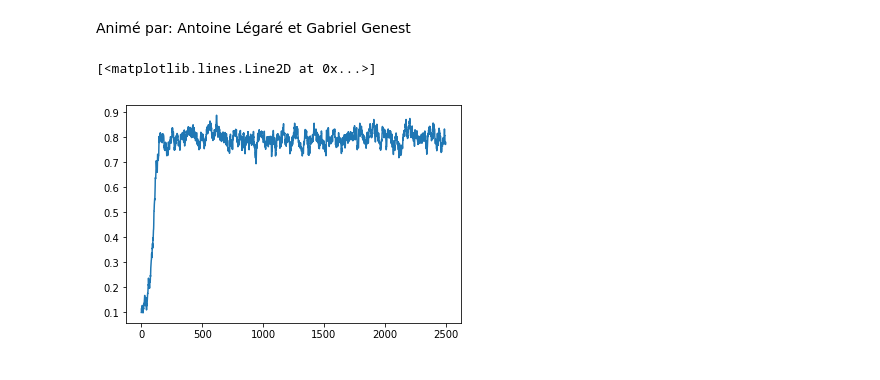
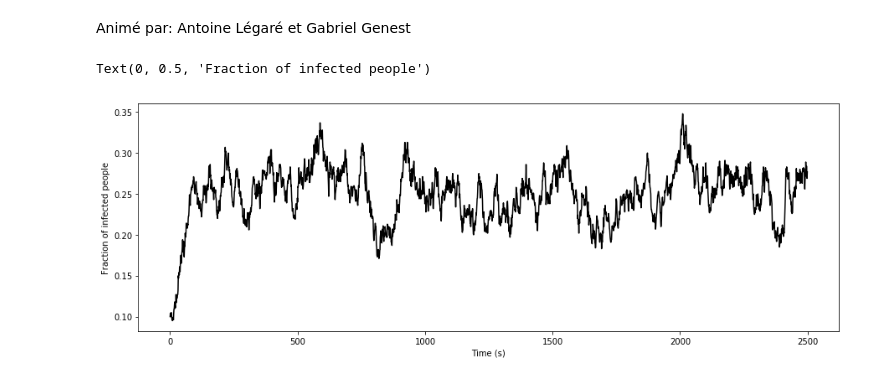
Before and after one commit to AntoineLegare/progFest_Networks, a Jupyter notebook: progFest_Épidémiologie.ipynb, the cells around one changed output. Saved outputs shown, nothing was run; the diff lists cells and outputs as text; code cells hidden in the pictures.

```diff
--- a/progFest_Épidémiologie.ipynb
+++ b/progFest_Épidémiologie.ipynb
@@ -15,8 +15,11 @@ Animé par: Antoine Légaré et Gabriel Genest
 # %%
 class Epidemic:
 
-    def __init__(self, N, I_0=1):
+    def __init__(self, N, I_0=1, p_infection=0.1, p_recovery=0.01):
         self.N = N
+        self.I_0 = I_0
+        self.p_recovery = p_recovery
+        self.p_infection = p_infection
         self.status = np.expand_dims(np.array([0] * N), axis=1)
         self.status[:I_0, 0] = 1
         np.random.shuffle(self.status)
@@ -25,16 +28,21 @@ class Epidemic:
     def initiateContacts(self, adjacencyMatrix):
         self.A = adjacencyMatrix
 
-    def simulate(self, duration, p_infection=0.1, p_recovery=0.01):
+    def simulate(self, duration):
         T = int(duration)
         status = np.zeros((self.N, T)).astype('int')
         status[:, 0] = self.status[:, -1]
         for i in range(1, T):
-            recoveries = np.random.uniform(0, 1, self.N) > (1 - p_recovery)
+            infectedPeople = status[:, i - 1] == 1
+            status[infectedPeople, i] = 1
+            infectedContacts = self.p_infection * (self.A @ status[:, i-1])
+            immuneResponse = np.random.uniform(0, 1, self.N)
+            infections = infectedContacts > immuneResponse
+            status[infections, i] = 1
+            condition1 = np.random.uniform(0, 1, self.N) > (1 - self.p_recovery)
+            condition2 = (status[:, i - 1] == 1)
+            recoveries = condition1 & condition2
             status[recoveries, i] = 0
-            infectionProbabilities = p_infection * (self.A @ status[:, i-1])
-            infections = np.random.uniform(0, 1, self.N) < infectionProbabilities
-            status[infections, i] = 1
         self.status = np.append(self.status, status[:, 1:], axis=1)
 # %%
 def WSNetwork(N, k, p):
@@ -42,11 +50,15 @@ def WSNetwork(N, k, p):
     matrix = nx.to_numpy_array(G)
     return matrix
 # %%
-epidemic = Epidemic(1000, I_0=100)
-epidemic.initiateContacts(WSNetwork(1000, 10, 0.2))
-epidemic.simulate(2500, p_infection=0.1, p_recovery=0.1)
+N = 1000
+epidemic = Epidemic(N, I_0=100, p_infection=0.015, p_recovery=0.1)
+epidemic.initiateContacts(WSNetwork(N, 10, 0.2))
+epidemic.simulate(2500)
 # %%
-plt.plot(np.mean(epidemic.status, axis=0))
+plt.figure(figsize=(15, 5))
+plt.plot(np.mean(epidemic.status, axis=0), color='black')
+plt.xlabel('Time (s)')
+plt.ylabel('Fraction of infected people')
 # %% [output]
-[<matplotlib.lines.Line2D at 0x...>]
+Text(0, 0.5, 'Fraction of infected people')
-[figure, old version]
+[figure, new version]
```
Also changed, not shown: parts of 1 cell of this notebook, 3 other files.
